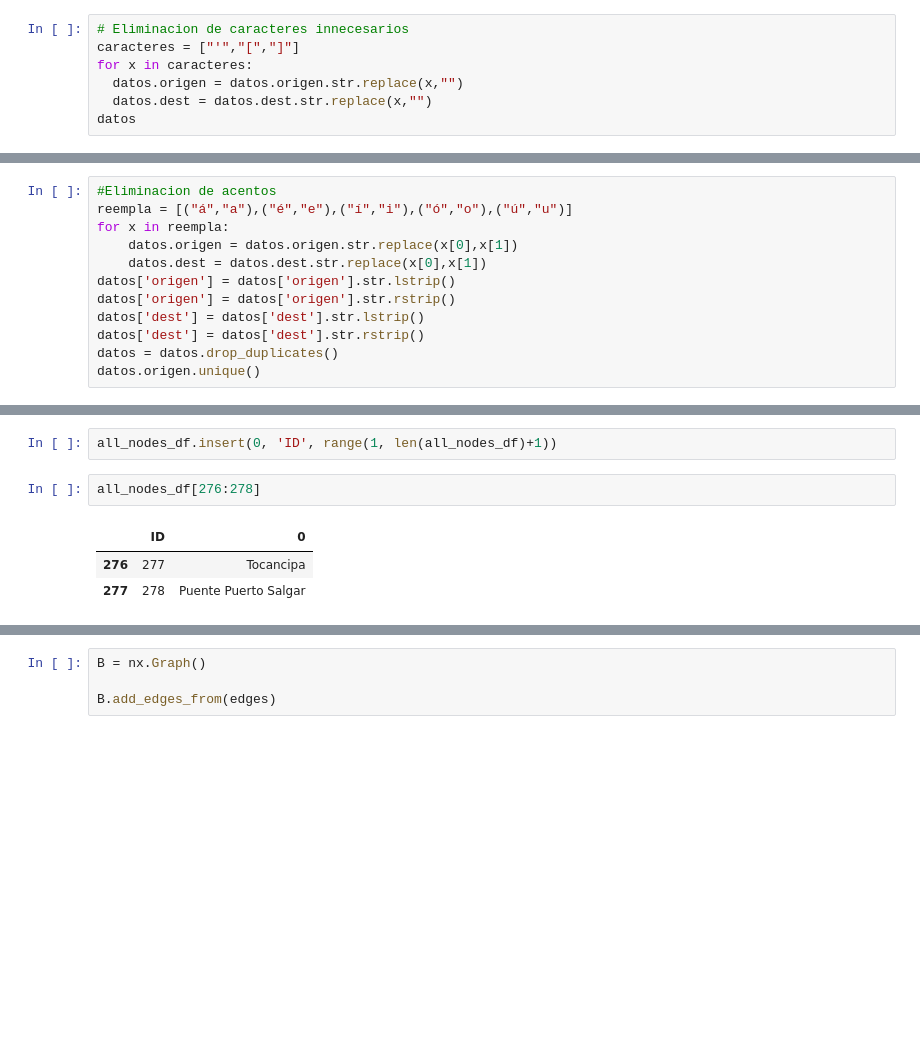
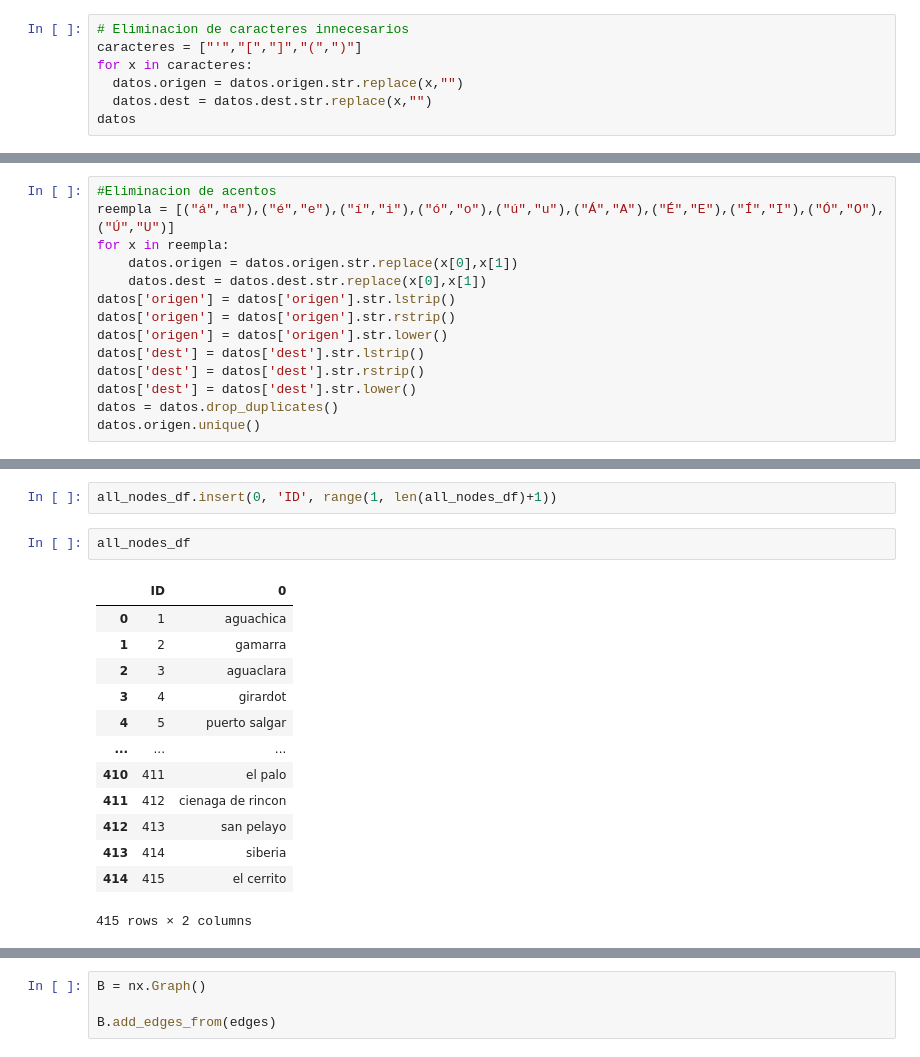
Before and after one commit to Jaider0111/NSFDA_09_Term_Project, a Jupyter notebook: Network_roads_colombia.ipynb, the cells around one changed output, grey strips where cells are left out. Cells and saved outputs as stored; diff of their text form; blank space fills up the shorter version.

```diff
--- a/Network_roads_colombia.ipynb
+++ b/Network_roads_colombia.ipynb
@@ -41,7 +41,7 @@ with open("Dataset_TP.xlsx", "wb") as f:
 datos = pd.read_excel('Dataset_TP.xlsx',sheet_name = 'Final data')
 # %%
 # Eliminacion de caracteres innecesarios
-caracteres = ["'","[","]"]
+caracteres = ["'","[","]","(",")"]
 for x in caracteres:
   datos.origen = datos.origen.str.replace(x,"")
   datos.dest = datos.dest.str.replace(x,"")
@@ -63,13 +63,15 @@ datos
 # %%
 #Eliminacion de acentos
-reempla = [("á","a"),("é","e"),("í","i"),("ó","o"),("ú","u")]
+reempla = [("á","a"),("é","e"),("í","i"),("ó","o"),("ú","u"),("Á","A"),("É","E"),("Í","I"),("Ó","O"),("Ú","U")]
 for x in reempla:
     datos.origen = datos.origen.str.replace(x[0],x[1])
     datos.dest = datos.dest.str.replace(x[0],x[1])
 datos['origen'] = datos['origen'].str.lstrip()
 datos['origen'] = datos['origen'].str.rstrip()
+datos['origen'] = datos['origen'].str.lower()
 datos['dest'] = datos['dest'].str.lstrip()
 datos['dest'] = datos['dest'].str.rstrip()
+datos['dest'] = datos['dest'].str.lower()
 datos = datos.drop_duplicates()
 datos.origen.unique()
 # %% [output]
@@ -120,11 +122,21 @@ all_nodes_df = all_nodes_df.drop_duplicates()
 # %%
 all_nodes_df.insert(0, 'ID', range(1, len(all_nodes_df)+1))
 # %%
-all_nodes_df[276:278]
+all_nodes_df
 # %% [output]
 |  | ID | 0 |
-| 276 | 277 | Tocancipa |
-| 277 | 278 | Puente Puerto Salgar |
+| 0 | 1 | aguachica |
+| 1 | 2 | gamarra |
+| 2 | 3 | aguaclara |
+| 3 | 4 | girardot |
+| 4 | 5 | puerto salgar |
+| ... | ... | ... |
+| 410 | 411 | el palo |
+| 411 | 412 | cienaga de rincon |
+| 412 | 413 | san pelayo |
+| 413 | 414 | siberia |
+| 414 | 415 | el cerrito |
+415 rows × 2 columns
 # %%
 datos1 = datos.merge(all_nodes_df,left_on='origen',right_on=0,how='left')
 datos2 = datos1.merge(all_nodes_df,left_on='dest',right_on=0,how='left')
```
Also changed, not shown: parts of 36 cells of this notebook, 1 other file.
